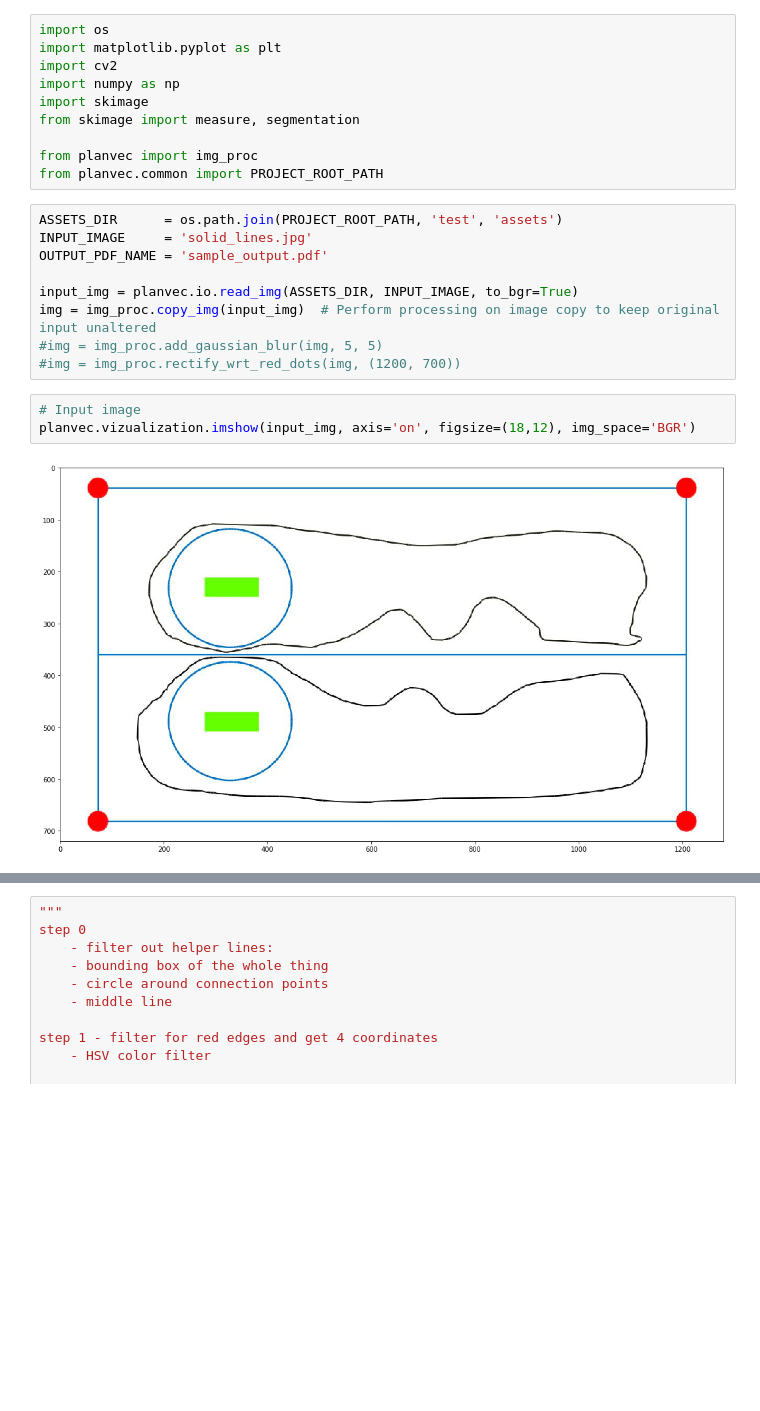
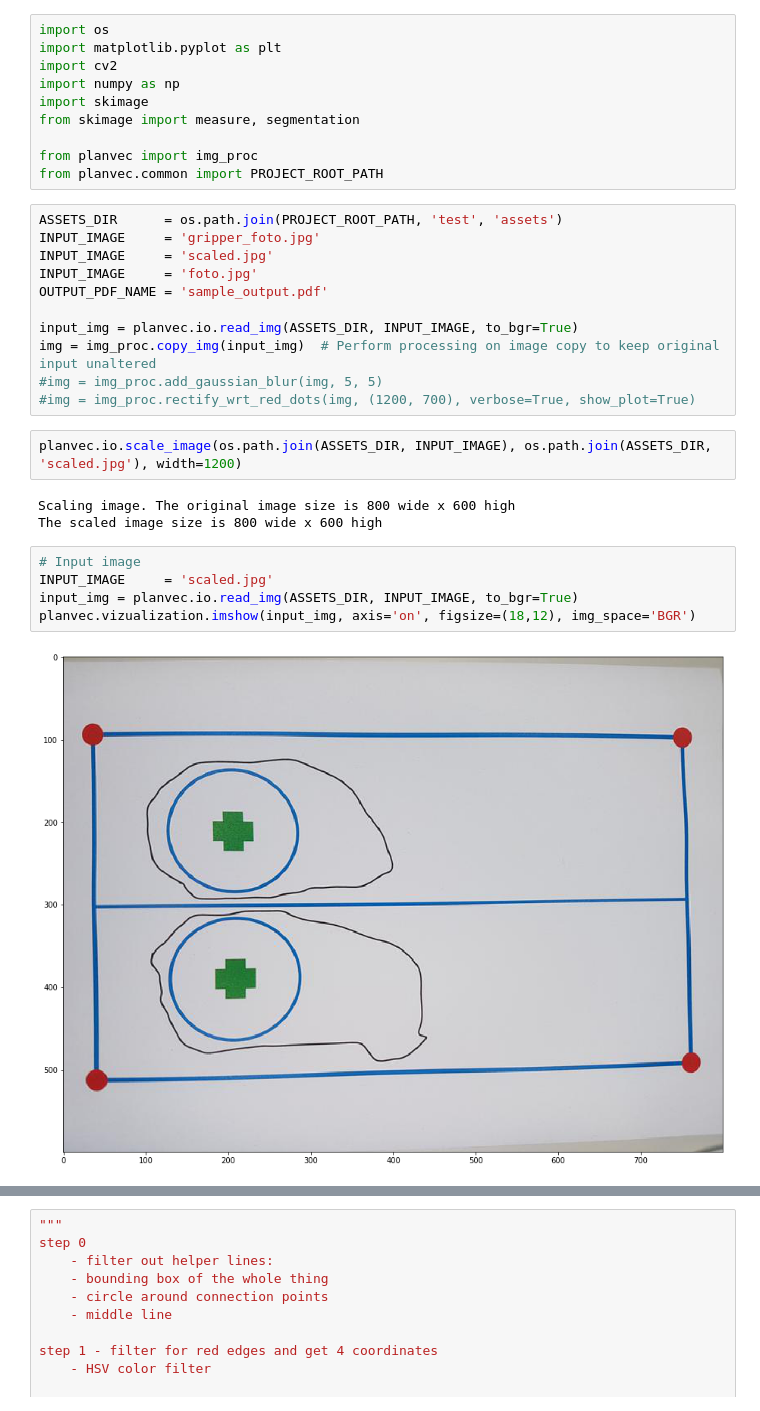
Before and after one commit to cybathlon-at-school/planvec, a Jupyter notebook: notebooks/img_vectorization.ipynb, the cells around one changed output, grey strips where cells are left out. Saved outputs shown, nothing was run; the diff lists cells and outputs as text; blank space fills up the shorter version.

```diff
--- a/notebooks/img_vectorization.ipynb
+++ b/notebooks/img_vectorization.ipynb
@@ -16,15 +16,24 @@ from planvec import img_proc
 from planvec.common import PROJECT_ROOT_PATH
 # %%
 ASSETS_DIR      = os.path.join(PROJECT_ROOT_PATH, 'test', 'assets')
-INPUT_IMAGE     = 'solid_lines.jpg'
+INPUT_IMAGE     = 'gripper_foto.jpg'
+INPUT_IMAGE     = 'scaled.jpg'
+INPUT_IMAGE     = 'foto.jpg'
 OUTPUT_PDF_NAME = 'sample_output.pdf'
 
 input_img = planvec.io.read_img(ASSETS_DIR, INPUT_IMAGE, to_bgr=True)
 img = img_proc.copy_img(input_img)  # Perform processing on image copy to keep original input unaltered
 #img = img_proc.add_gaussian_blur(img, 5, 5)
-#img = img_proc.rectify_wrt_red_dots(img, (1200, 700))
+#img = img_proc.rectify_wrt_red_dots(img, (1200, 700), verbose=True, show_plot=True)
+# %%
+planvec.io.scale_image(os.path.join(ASSETS_DIR, INPUT_IMAGE), os.path.join(ASSETS_DIR, 'scaled.jpg'), width=1200)
+# %% [output]
+Scaling image. The original image size is 800 wide x 600 high
+The scaled image size is 800 wide x 600 high
 # %%
 # Input image
+INPUT_IMAGE     = 'scaled.jpg'
+input_img = planvec.io.read_img(ASSETS_DIR, INPUT_IMAGE, to_bgr=True)
 planvec.vizualization.imshow(input_img, axis='on', figsize=(18,12), img_space='BGR')
 # %% [output]
-[figure, old version]
+[figure, new version]
```
Also changed, not shown: parts of 13 cells of this notebook, 18 other files.
